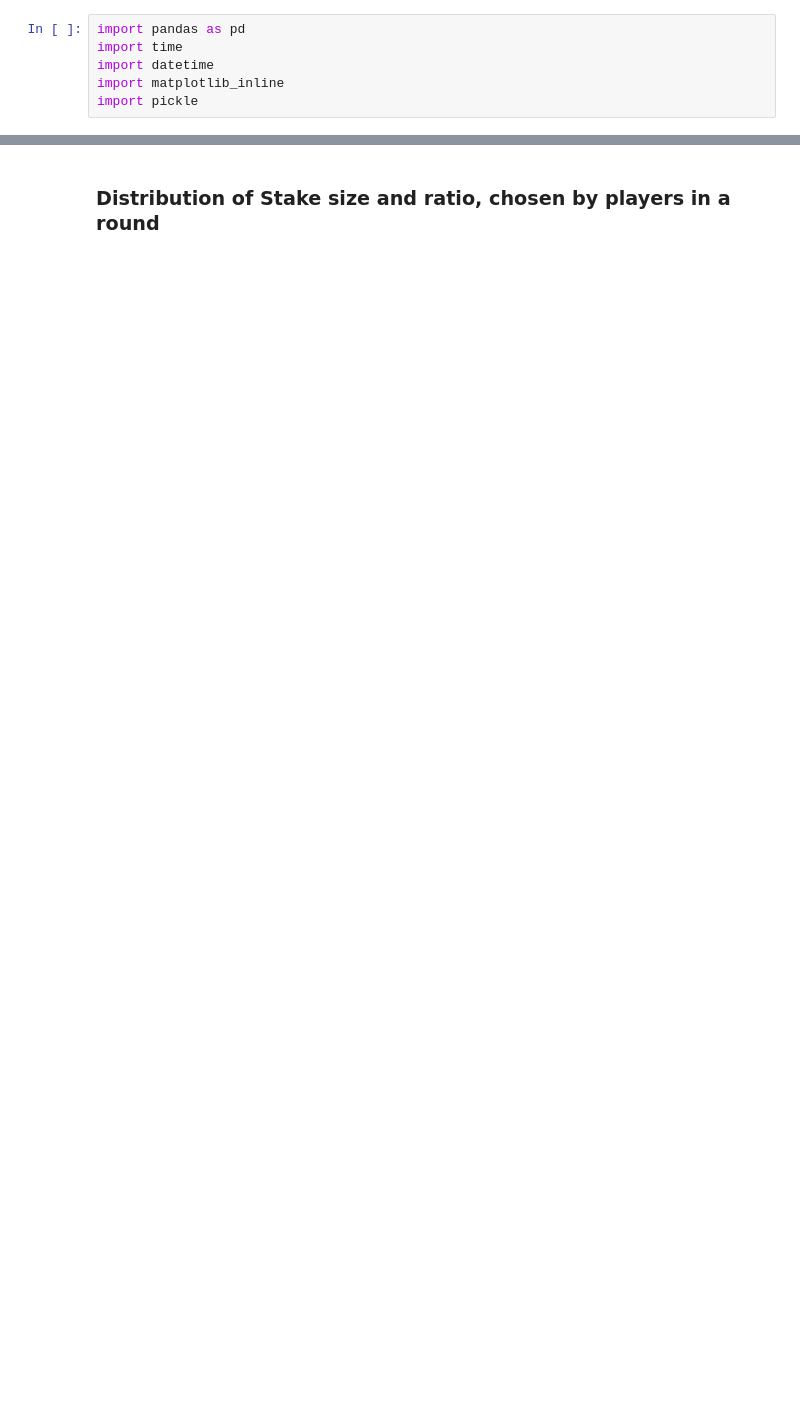
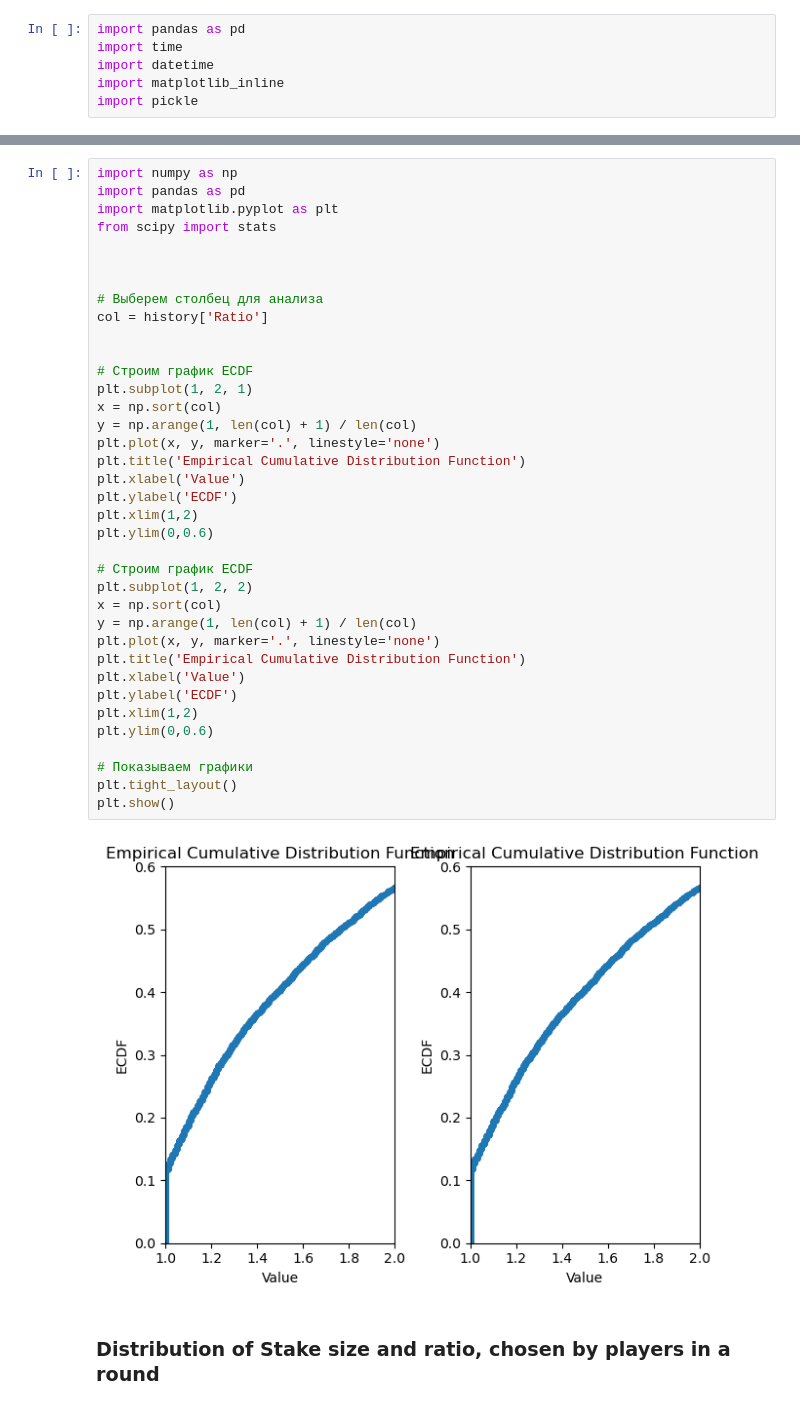
Before and after one commit to koba4444/csfail_crash_investigation, a Jupyter notebook: investigate.ipynb, the cells around one changed output, grey strips where cells are left out. Cells and saved outputs as stored; diff of their text form; blank space fills up the shorter version.

```diff
--- a/investigate.ipynb
+++ b/investigate.ipynb
@@ -86,3 +126,42 @@ plt.show()
+# %%
+import numpy as np
+import pandas as pd
+import matplotlib.pyplot as plt
+from scipy import stats
+
+
+
+# Выберем столбец для анализа
+col = history['Ratio']
+
+
+# Строим график ECDF
+plt.subplot(1, 2, 1)
+x = np.sort(col)
+y = np.arange(1, len(col) + 1) / len(col)
+plt.plot(x, y, marker='.', linestyle='none')
+plt.title('Empirical Cumulative Distribution Function')
+plt.xlabel('Value')
+plt.ylabel('ECDF')
+plt.xlim(1,2)
+plt.ylim(0,0.6)
+
+# Строим график ECDF
+plt.subplot(1, 2, 2)
+x = np.sort(col)
+y = np.arange(1, len(col) + 1) / len(col)
+plt.plot(x, y, marker='.', linestyle='none')
+plt.title('Empirical Cumulative Distribution Function')
+plt.xlabel('Value')
+plt.ylabel('ECDF')
+plt.xlim(1,2)
+plt.ylim(0,0.6)
+
+# Показываем графики
+plt.tight_layout()
+plt.show()
+# %% [output]
+[figure, added]
 # %% [markdown]
 ### Distribution of Stake size and ratio, chosen by players in a round
 # %%
```
Also changed, not shown: parts of 7 cells of this notebook, 2 other files.
